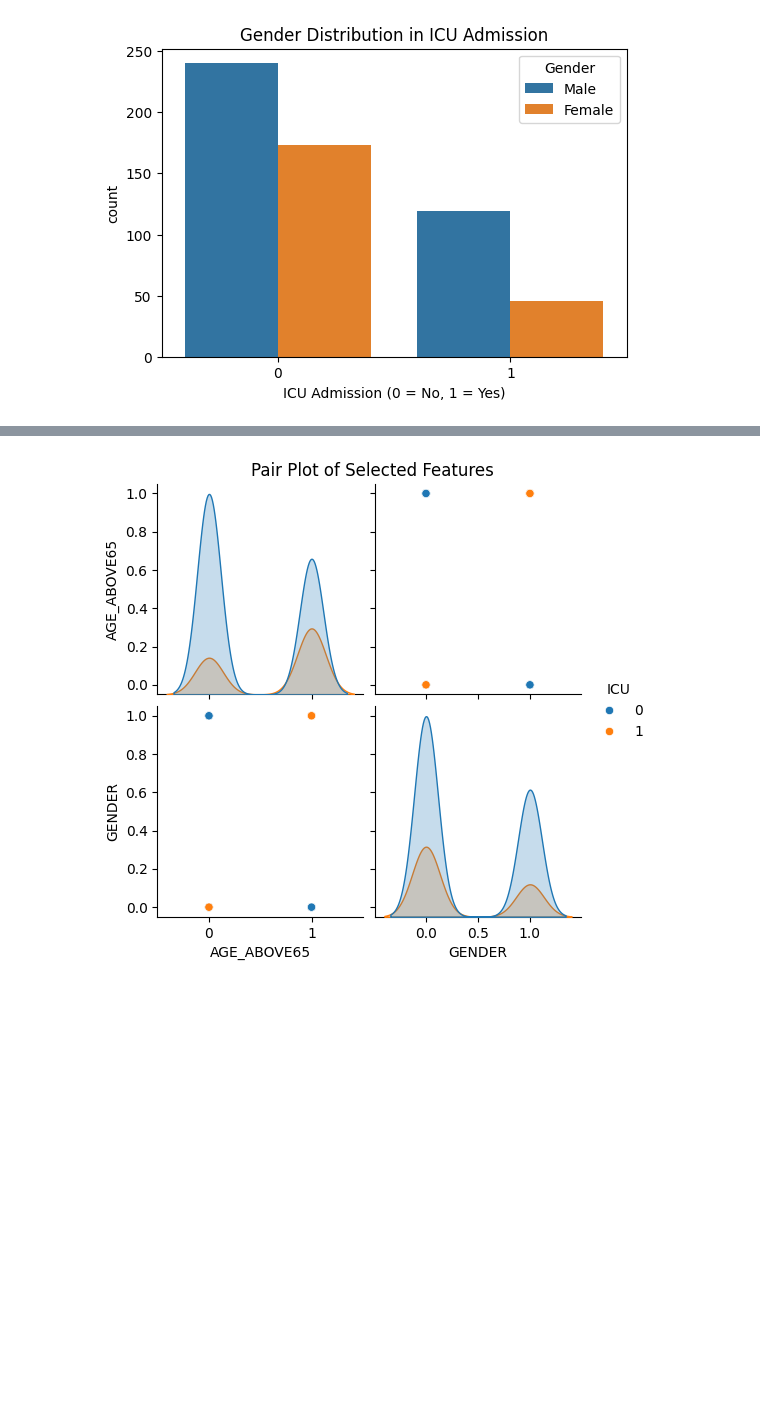
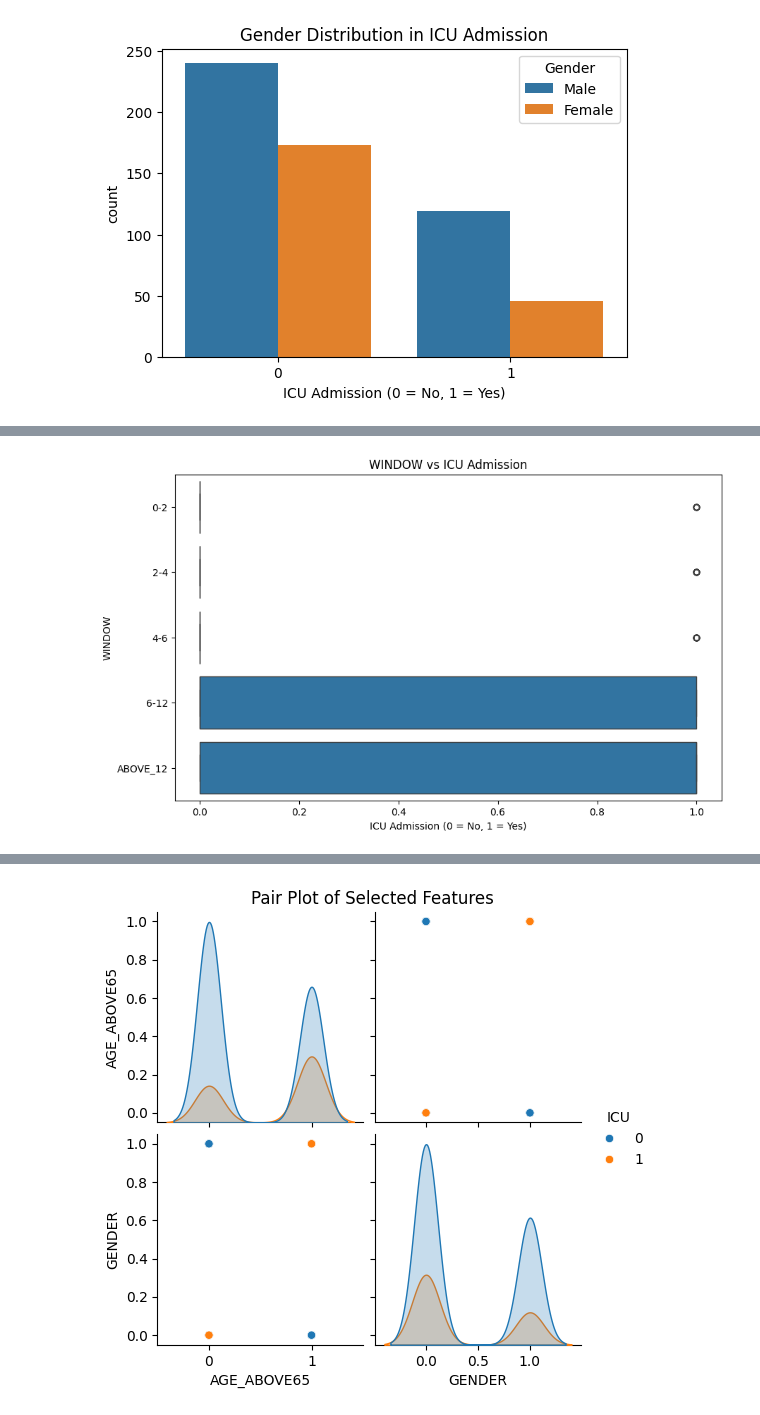
Before and after one commit to JenniferLA/Capstone_Covid, a Jupyter notebook: Capstone.ipynb, the cells around one changed output, grey strips where cells are left out. Saved outputs shown, nothing was run; the diff lists cells and outputs as text; code cells hidden in the pictures; blank space fills up the shorter version.

```diff
--- a/Capstone.ipynb
+++ b/Capstone.ipynb
@@ -233,0 +236,10 @@ plt.show()
+# %%
+# Box Plot (ICU Admission vs. WINDOW):
+plt.figure(figsize=(10, 6))
+sns.boxplot(x=y_test, y='WINDOW', data=df_final)
+plt.title("WINDOW vs ICU Admission")
+plt.xlabel("ICU Admission (0 = No, 1 = Yes)")
+plt.ylabel("WINDOW")
+plt.show()
+# %% [output]
+[figure, added]
```
Also changed, not shown: parts of 23 cells of this notebook.
